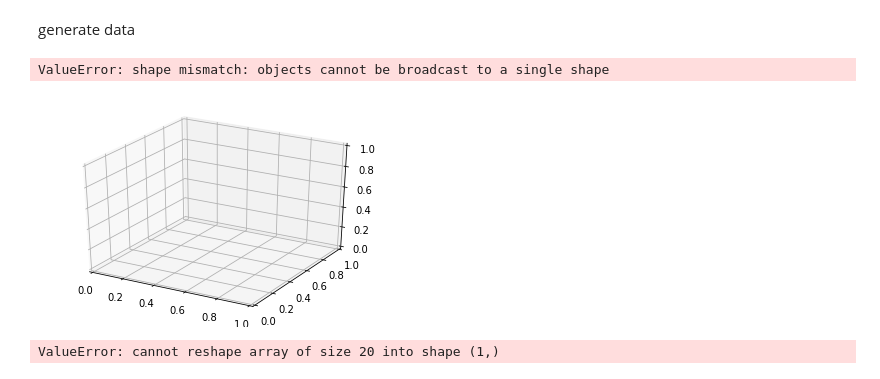
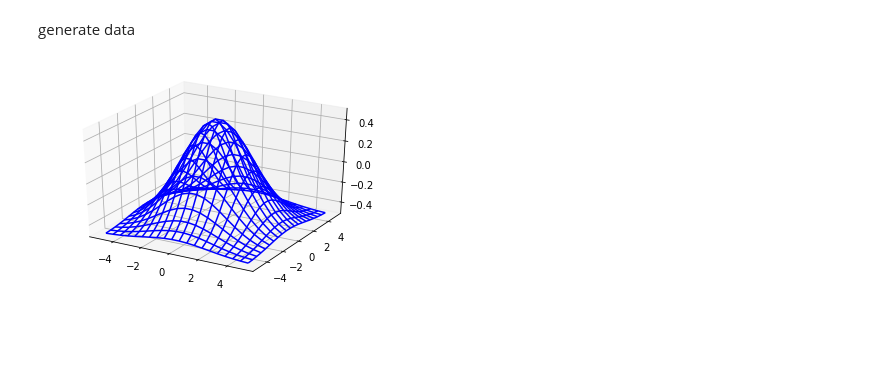
Before and after one commit to physics31415926/DD2437_ANN, a Jupyter notebook: Lab1/3_2_3.ipynb, the cells around one changed output. Cells and saved outputs as stored; diff of their text form; code cells hidden in the pictures; blank space fills up the shorter version.

```diff
--- a/Lab1/3_2_3.ipynb
+++ b/Lab1/3_2_3.ipynb
@@ -10,16 +10,10 @@ generate data
 # %%
 x = np.linspace(-5,5,20)
 y = np.linspace(-5,5,20)
-xx, yy = np.meshgrid(x, y, sparse=True)
-z = np.exp(-0.1*np.square(xx)-0.1*np.square(yy))-0.5
+X, Y = np.meshgrid(x, y, sparse=True)
+Z = np.exp(-0.1*np.square(X)-0.1*np.square(Y))-0.5
 ax = plt.axes(projection="3d")
-ax.scatter3D(x,y,z)
+ax.plot_wireframe(X, Y, Z, color='blue')
 plt.show()
 # %% [output]
-ValueError: shape mismatch: objects cannot be broadcast to a single shape
-[figure, old version]
+[figure, new version]
-# %%
-targets = z
-[xx,yy]=np.meshgrid(x,y)
-# %% [output]
-ValueError: cannot reshape array of size 20 into shape (1,)
```
Also changed, not shown: parts of 1 cell of this notebook.
